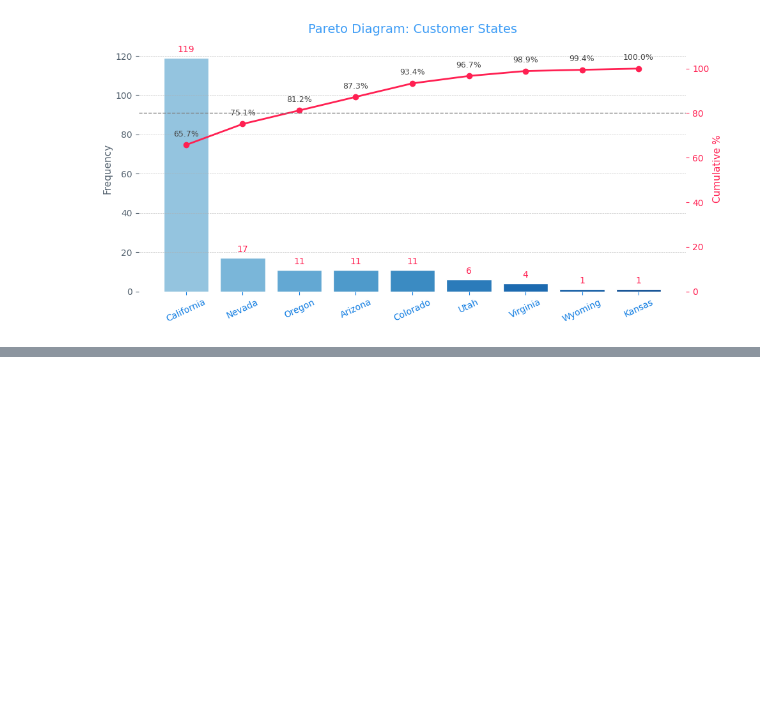
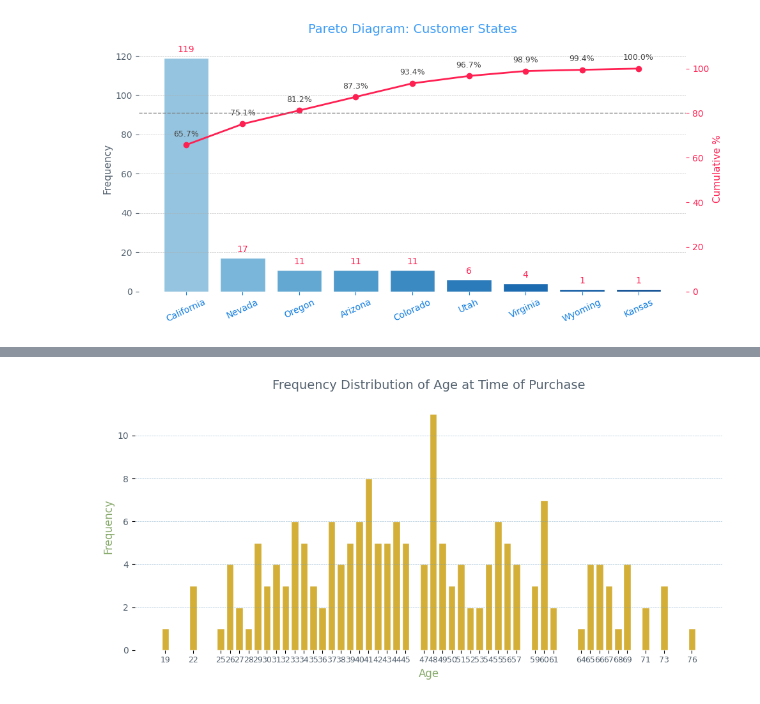
Before and after one commit to Rumaan-Kaisar/DataScience, a Jupyter notebook: Stat_ch1_dscptv/ch1_descriptive_stat_P2_prctc.ipynb, the cells around one changed output, grey strips where cells are left out. Drawn from its saved outputs; the diff is of its cells as text; code cells hidden in the pictures; blank space fills up the shorter version.

```diff
--- a/Stat_ch1_dscptv/ch1_descriptive_stat_P2_prctc.ipynb
+++ b/Stat_ch1_dscptv/ch1_descriptive_stat_P2_prctc.ipynb
@@ -993,0 +980,20 @@ plt.show()
+# %%
+# Age frequency distribution (interval length = 1)
+
+age_freq = (
+    customer["Age at time of purchase"]
+    .dropna()
+    .value_counts()
+    .sort_index()
+)
+
+freq_table = pd.DataFrame({
+    "Age": age_freq.index.astype(int),
+    "Frequency": age_freq.values
+})
+
+freq_table["Relative Frequency"] = (
+    freq_table["Frequency"] / freq_table["Frequency"].sum()
+).round(3)
+
+print(freq_table)
@@ -993,0 +1018,31 @@ plt.show()
+# %%
+import matplotlib.pyplot as plt
+
+plt.figure(figsize=(10, 5))
+
+bars = plt.bar(
+    freq_table["Age"],
+    freq_table["Frequency"],
+    color="#d4af37",
+    edgecolor="white"
+)
+
+plt.title("Frequency Distribution of Age at Time of Purchase",
+          fontsize=14, color="#54626f", pad=15)
+
+plt.xlabel("Age", fontsize=12, color="#87a96b")
+plt.ylabel("Frequency", fontsize=12, color="#87a96b")
+
+plt.xticks(freq_table["Age"], fontsize=9, color="#54626f")
+plt.yticks(fontsize=10, color="#54626f")
+
+plt.grid(axis="y", linestyle="--", linewidth=0.5,
+         alpha=0.6, color="#72a0c1")
+
+for spine in plt.gca().spines.values():
+    spine.set_visible(False)
+
+plt.tight_layout()
+plt.show()
+# %% [output]
+[figure, added]
```
Also changed, not shown: parts of 5 cells of this notebook.
